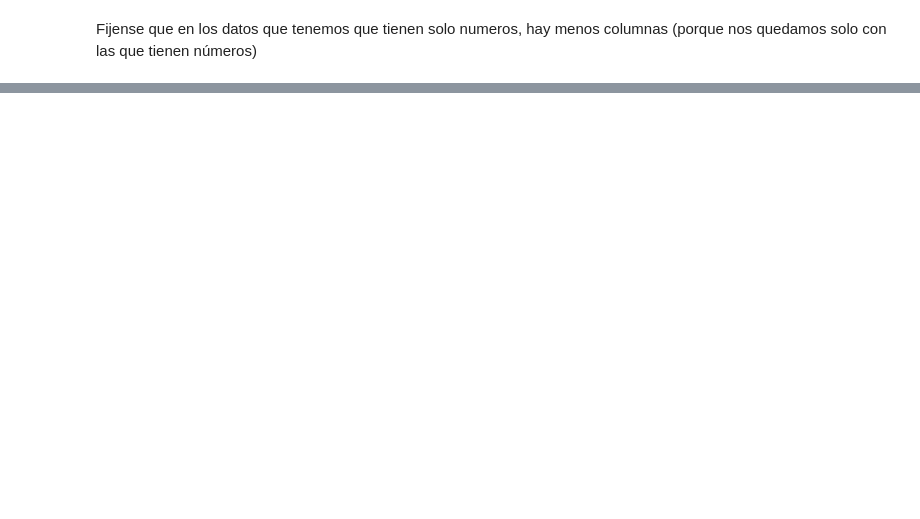
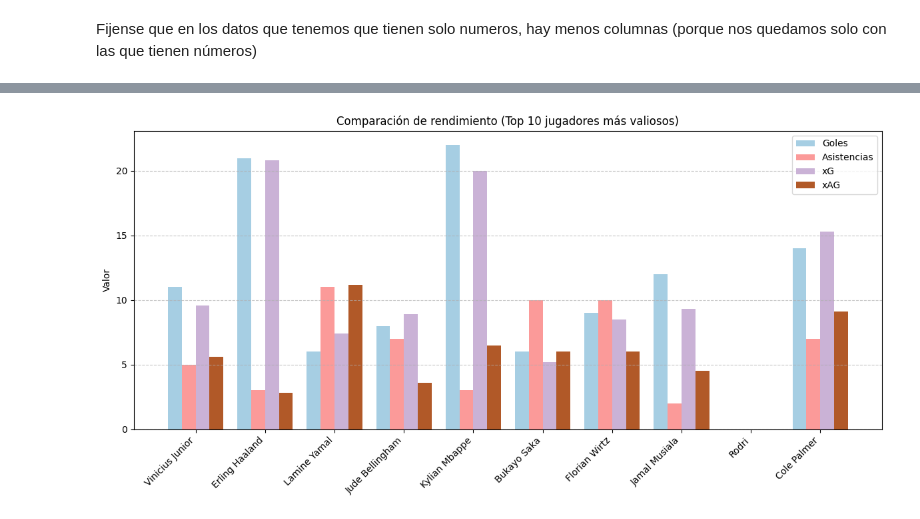
Before and after one commit to faustomartinez/taller-futbol-analytics, a Jupyter notebook: taller.ipynb, the cells around one changed output, grey strips where cells are left out. Saved outputs shown, nothing was run; the diff lists cells and outputs as text; code cells hidden in the pictures; blank space fills up the shorter version.

```diff
--- a/taller.ipynb
+++ b/taller.ipynb
@@ -52,13 +67,0 @@ También podemos usar gráficos para ver la información de manera más comprimi
-# %%
-df_grafico=df[:10]
-plt.figure(figsize=(8, 6))
-plt.scatter(df_grafico['Goles'], df_grafico['Asistencias'], label="Jugadores", color="blue")
-plt.text(df_grafico['Goles'][0]-2, df_grafico['Asistencias'][0]-0.3, df["Jugador"][0])
-for i in range(1,10):
-    plt.text(df_grafico['Goles'][i]+0.1, df_grafico['Asistencias'][i]+0.1, df["Jugador"][i])
-plt.xlabel('Goles')
-plt.ylabel('Asistencias')
-plt.title('Goles y Asistencias de los jugadores')
-plt.grid()
-plt.legend(fontsize=12)
-plt.show()
@@ -197,0 +154,36 @@ df_num[df_num.columns] = MinMaxScaler().fit_transform(df_num)
+# %%
+# Elegimos estadísticas y jugadores
+estadisticas = ['Goles', 'Asistencias', 'xG', 'xAG']
+jugadores_top10 = df.iloc[0:10]
+x = np.arange(len(jugadores_top10))
+bar_width = 0.2
+
+# Elegimos una paleta de colores
+colors = plt.get_cmap("Paired")(np.linspace(0, 1, len(estadisticas)))
+
+# Preparamos el gráfico
+fig, ax = plt.subplots(figsize=(12, 6))
+
+# Dibujamos las barras
+for i, (stat, color) in enumerate(zip(estadisticas, colors)):
+    ax.bar(
+        x + i * bar_width,
+        jugadores_top10[stat],
+        width=bar_width,
+        label=stat,
+        color=color
+    )
+
+# Etiquetas y estilo
+ax.set_xticks(x + bar_width * (len(estadisticas)-1) / 2)
+ax.set_xticklabels(jugadores_top10["Jugador"], rotation=45, ha='right')
+ax.set_ylabel("Valor")
+ax.set_title("Comparación de rendimiento (Top 10 jugadores más valiosos)")
+ax.legend()
+ax.grid(True, axis='y', linestyle='--', alpha=0.7)
+
+# Mostramos el gráfico
+plt.tight_layout()
+plt.show()
+# %% [output]
+[figure, added]
```
Also changed, not shown: parts of 36 cells of this notebook, 4 other files.
